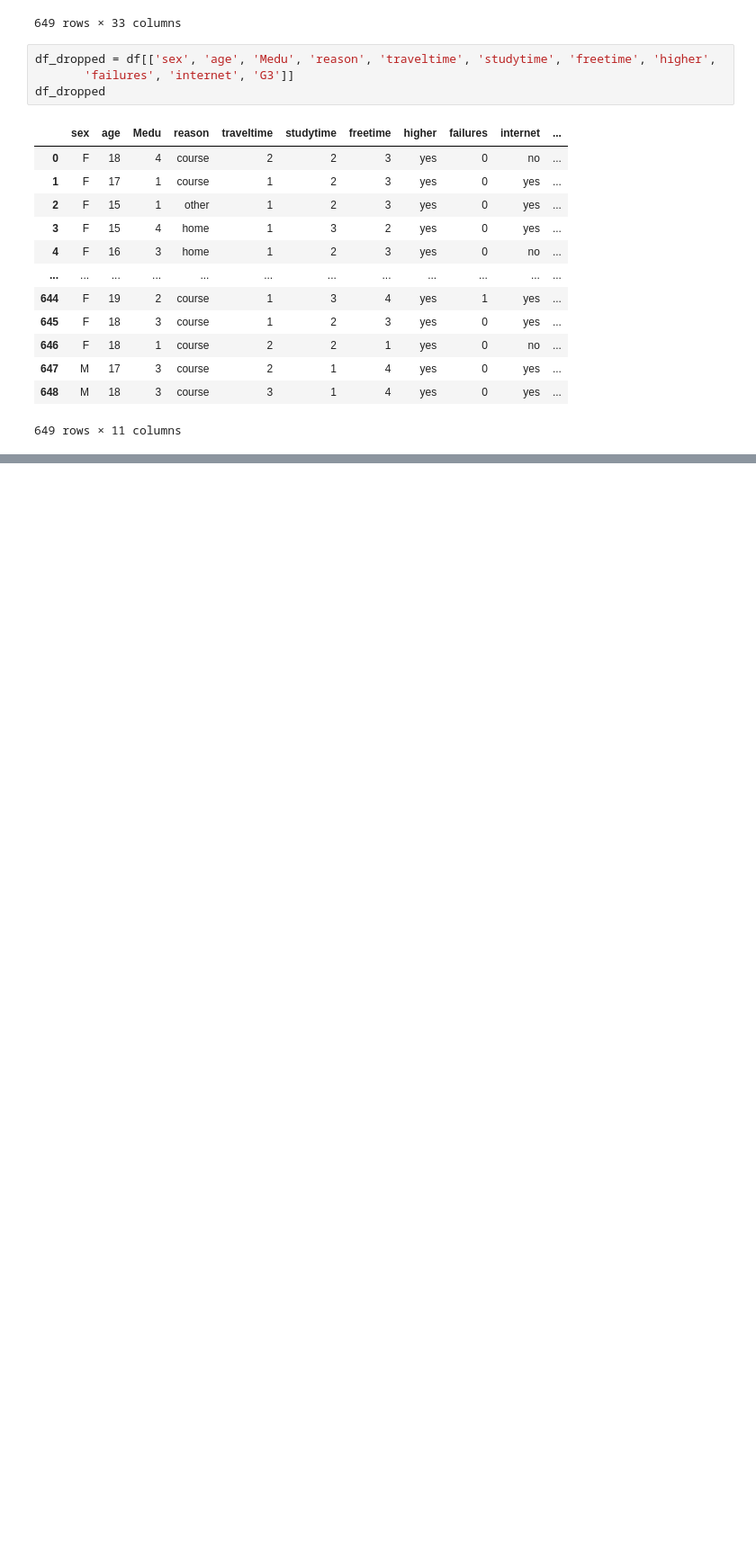
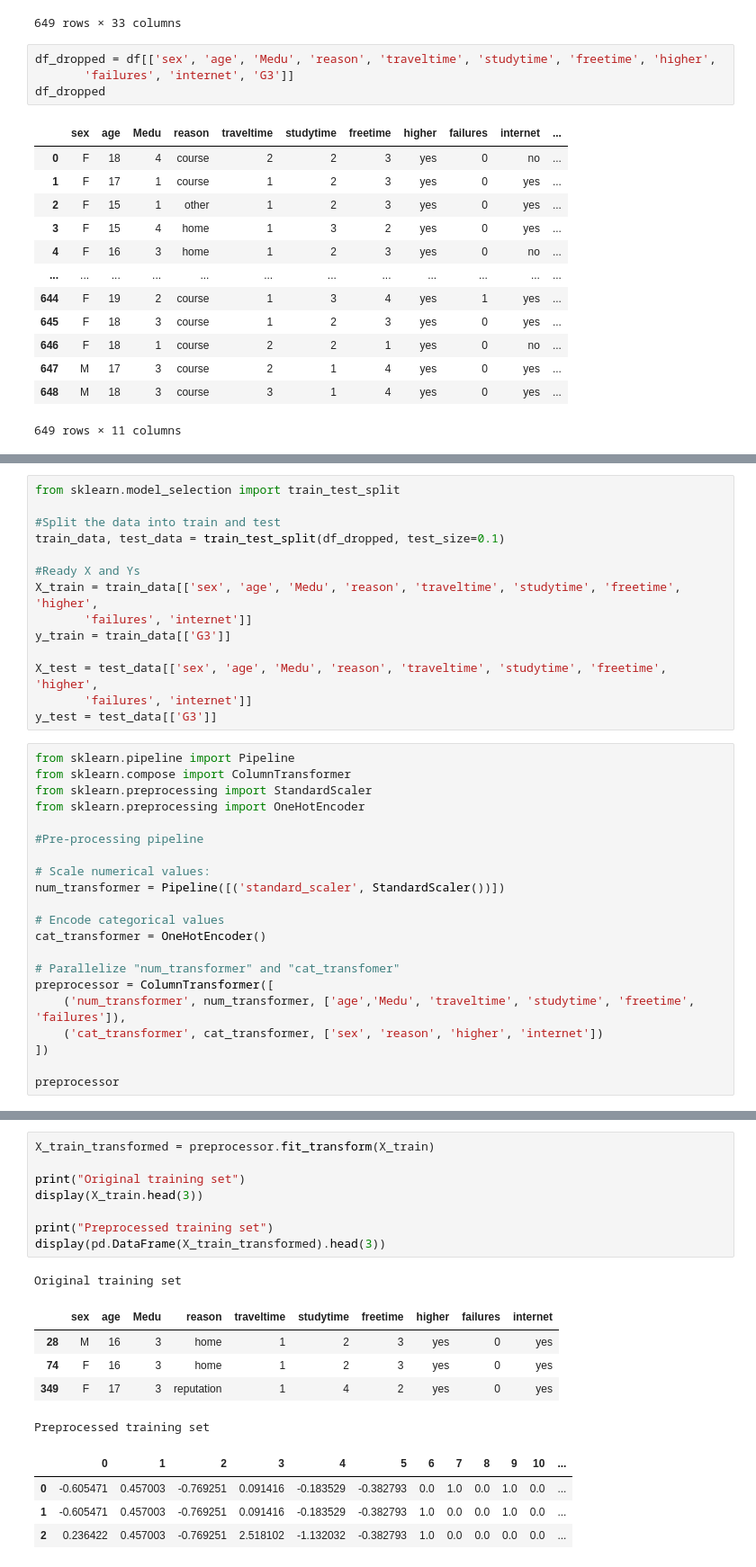
Before and after one commit to Jayesen/ml_for_learners, a Jupyter notebook: Classification.ipynb, the cells around one changed output, grey strips where cells are left out. Shown: that part at 90% size. Cells and saved outputs as stored; diff of their text form; blank space fills up the shorter version.

```diff
--- a/Classification.ipynb
+++ b/Classification.ipynb
@@ -104,0 +94,35 @@ df_dropped
+# %%
+from sklearn.model_selection import train_test_split
+
+#Split the data into train and test
+train_data, test_data = train_test_split(df_dropped, test_size=0.1)
+
+#Ready X and Ys
+X_train = train_data[['sex', 'age', 'Medu', 'reason', 'traveltime', 'studytime', 'freetime', 'higher',
+       'failures', 'internet']]
+y_train = train_data[['G3']]
+
+X_test = test_data[['sex', 'age', 'Medu', 'reason', 'traveltime', 'studytime', 'freetime', 'higher',
+       'failures', 'internet']]
+y_test = test_data[['G3']]
+# %%
+from sklearn.pipeline import Pipeline
+from sklearn.compose import ColumnTransformer
+from sklearn.preprocessing import StandardScaler
+from sklearn.preprocessing import OneHotEncoder
+
+#Pre-processing pipeline
+
+# Scale numerical values:
+num_transformer = Pipeline([('standard_scaler', StandardScaler())])
+
+# Encode categorical values
+cat_transformer = OneHotEncoder()
+
+# Parallelize "num_transformer" and "cat_transfomer"
+preprocessor = ColumnTransformer([
+    ('num_transformer', num_transformer, ['age','Medu', 'traveltime', 'studytime', 'freetime', 'failures']),
+    ('cat_transformer', cat_transformer, ['sex', 'reason', 'higher', 'internet'])
+])
+
+preprocessor
@@ -104,0 +137,19 @@ df_dropped
+# %%
+X_train_transformed = preprocessor.fit_transform(X_train)
+
+print("Original training set")
+display(X_train.head(3))
+
+print("Preprocessed training set")
+display(pd.DataFrame(X_train_transformed).head(3))
+# %% [output]
+Original training set
+|  | sex | age | Medu | reason | traveltime | studytime | freetime | higher | failures | internet |
+| 28 | M | 16 | 3 | home | 1 | 2 | 3 | yes | 0 | yes |
+| 74 | F | 16 | 3 | home | 1 | 2 | 3 | yes | 0 | yes |
+| 349 | F | 17 | 3 | reputation | 1 | 4 | 2 | yes | 0 | yes |
+Preprocessed training set
+|  | 0 | 1 | 2 | 3 | 4 | 5 | 6 | 7 | 8 | 9 | 10 | ... |
+| 0 | -0.605471 | 0.457003 | -0.769251 | 0.091416 | -0.183529 | -0.382793 | 0.0 | 1.0 | 0.0 | 1.0 | 0.0 | ... |
+| 1 | -0.605471 | 0.457003 | -0.769251 | 0.091416 | -0.183529 | -0.382793 | 1.0 | 0.0 | 0.0 | 1.0 | 0.0 | ... |
+| 2 | 0.236422 | 0.457003 | -0.769251 | 2.518102 | -1.132032 | -0.382793 | 1.0 | 0.0 | 0.0 | 0.0 | 0.0 | ... |
```
Also changed, not shown: parts of 14 cells of this notebook, 2 other files.
